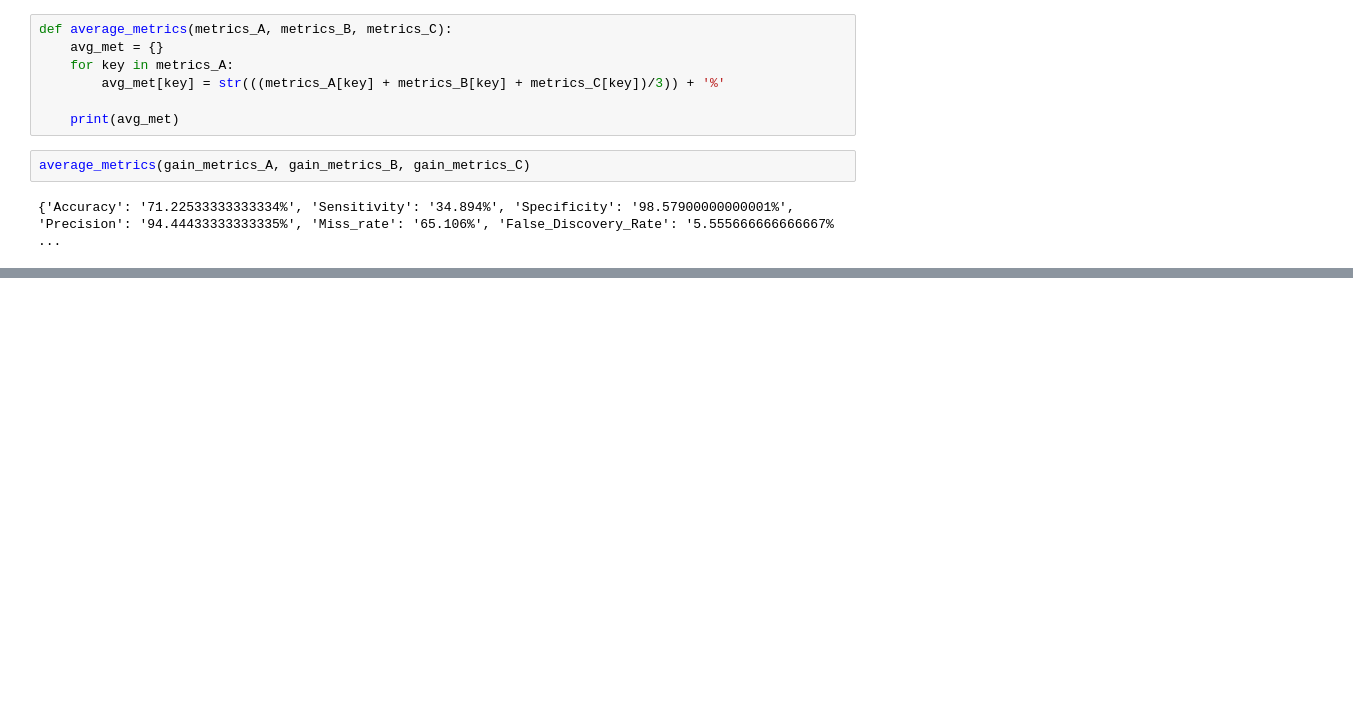
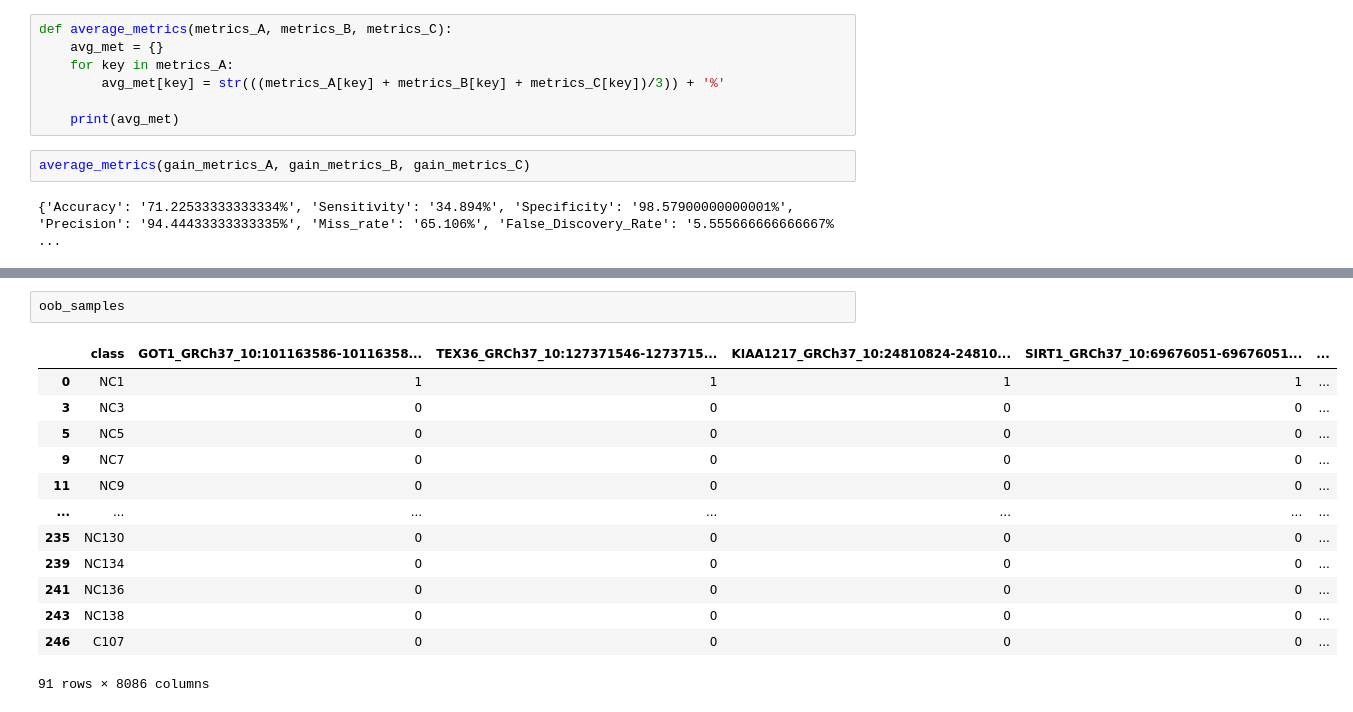
Before and after one commit to ericametta/CancerPredictionMode, a Jupyter notebook: FeatureEngineering-Phi.ipynb, the cells around one changed output, grey strips where cells are left out. Drawn from its saved outputs; the diff is of its cells as text; blank space fills up the shorter version.

```diff
--- a/FeatureEngineering-Phi.ipynb
+++ b/FeatureEngineering-Phi.ipynb
@@ -810,0 +832,16 @@ average_metrics(gain_metrics_A, gain_metrics_B, gain_metrics_C)
+# %%
+oob_samples
+# %% [output]
+|  | class | GOT1_GRCh37_10:101163586-10116358... | TEX36_GRCh37_10:127371546-1273715... | KIAA1217_GRCh37_10:24810824-24810... | SIRT1_GRCh37_10:69676051-69676051... | ... |
+| 0 | NC1 | 1 | 1 | 1 | 1 | ... |
+| 3 | NC3 | 0 | 0 | 0 | 0 | ... |
+| 5 | NC5 | 0 | 0 | 0 | 0 | ... |
+| 9 | NC7 | 0 | 0 | 0 | 0 | ... |
+| 11 | NC9 | 0 | 0 | 0 | 0 | ... |
+| ... | ... | ... | ... | ... | ... | ... |
+| 235 | NC130 | 0 | 0 | 0 | 0 | ... |
+| 239 | NC134 | 0 | 0 | 0 | 0 | ... |
+| 241 | NC136 | 0 | 0 | 0 | 0 | ... |
+| 243 | NC138 | 0 | 0 | 0 | 0 | ... |
+| 246 | C107 | 0 | 0 | 0 | 0 | ... |
+91 rows × 8086 columns
```
Also changed, not shown: parts of 18 cells of this notebook.
